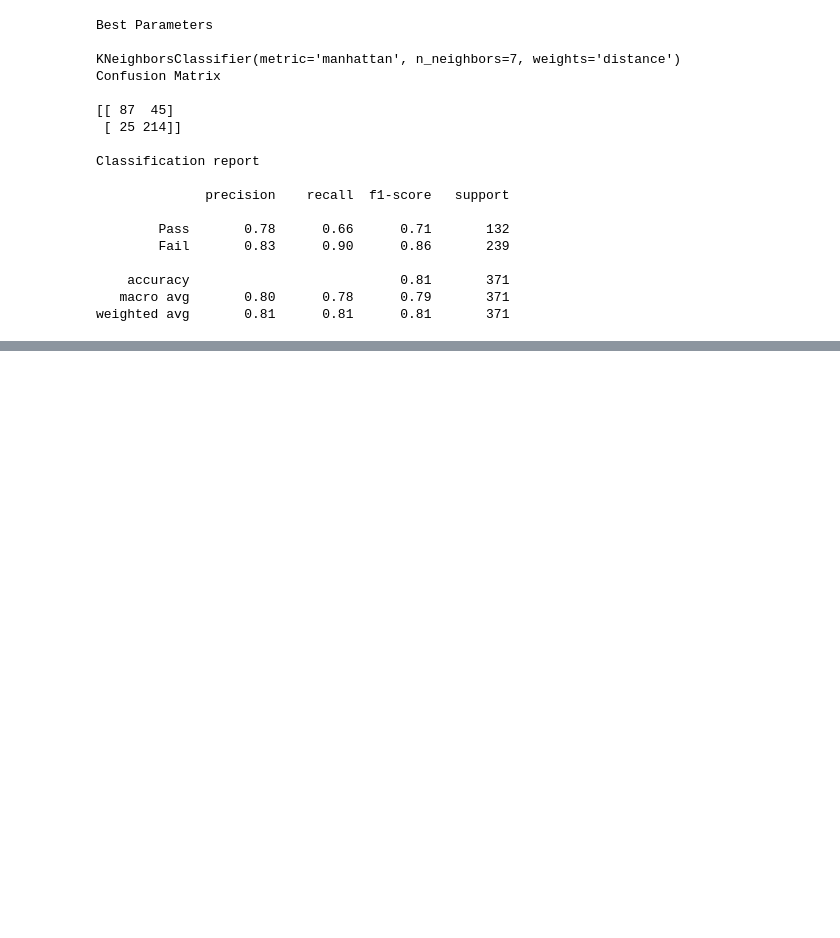
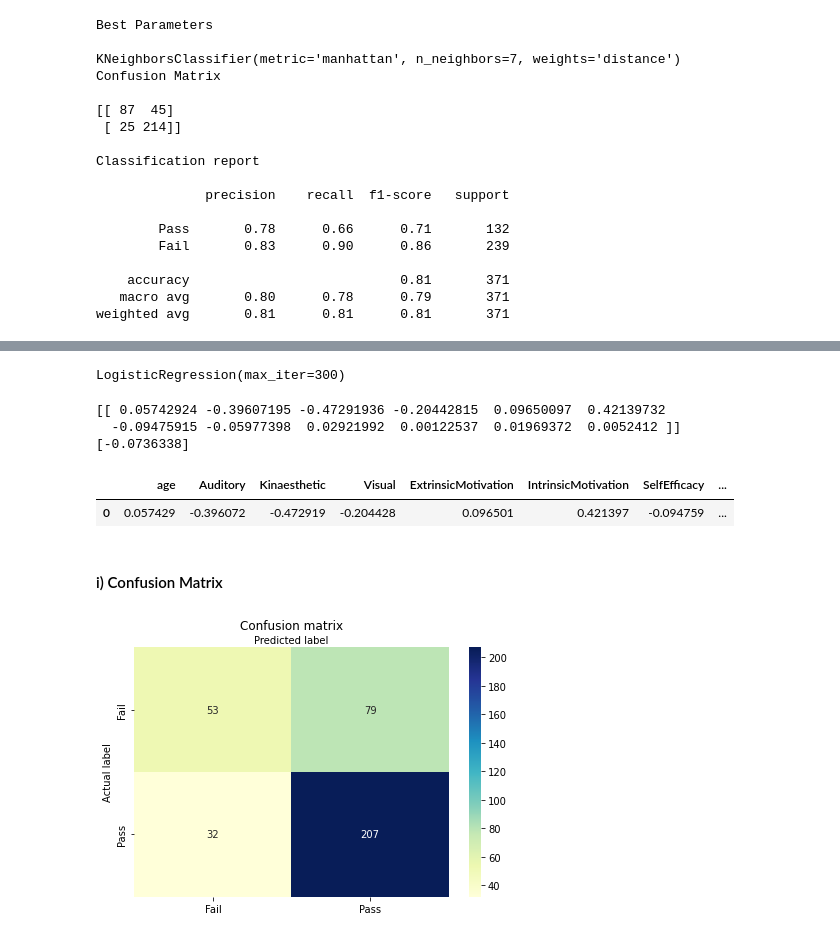
Before and after one commit to DLPY/Classification_Session_2, a Jupyter notebook: Classification_Session2.ipynb, the cells around one changed output, grey strips where cells are left out. Cells and saved outputs as stored; diff of their text form; code cells hidden in the pictures; blank space fills up the shorter version.

```diff
--- a/Classification_Session2.ipynb
+++ b/Classification_Session2.ipynb
@@ -307,0 +316,46 @@ weighted avg       0.81      0.81      0.81       371
+# %%
+X_train, X_test, y_train, y_test = train_test_split(X, y, test_size=0.33, random_state=42)
+
+# instantiate the model (using the default parameters)
+
+logreg = LogisticRegression(solver='lbfgs', max_iter=300)
+
+# fit the model with data
+logreg.fit(X_train,y_train)
+# %% [output]
+LogisticRegression(max_iter=300)
+# %%
+# Coefficient and Intercept
+print(logreg.coef_)
+print(logreg.intercept_)
+# %% [output]
+[[ 0.05742924 -0.39607195 -0.47291936 -0.20442815  0.09650097  0.42139732
+  -0.09475915 -0.05977398  0.02921992  0.00122537  0.01969372  0.0052412 ]]
+[-0.0736338]
+# %%
+# Create dataframe from regressor coefficient to display results in a dataframe
+column_names = ['age', 'Auditory', 'Kinaesthetic', 'Visual', 'ExtrinsicMotivation', 'IntrinsicMotivation', 'SelfEfficacy', 'StudyTime', 'Conscientiousness', 'CAOpoints', 'Maths', 'English']
+coefficient_df = pd.DataFrame(logreg.coef_) # T - Transpose dataframe rows to columns
+coefficient_df.columns = column_names
+coefficient_df
+# %% [output]
+|  | age | Auditory | Kinaesthetic | Visual | ExtrinsicMotivation | IntrinsicMotivation | SelfEfficacy | ... |
+| 0 | 0.057429 | -0.396072 | -0.472919 | -0.204428 | 0.096501 | 0.421397 | -0.094759 | ... |
+# %%
+# Predict test set from model built during training
+y_pred = logreg.predict(X_test)
+# %% [markdown]
+#### i) Confusion Matrix
+# %%
+cnf_matrix = metrics.confusion_matrix(y_test, y_pred)
+fig, ax = plt.subplots()
+# create heatmap
+sns.heatmap(pd.DataFrame(cnf_matrix), annot=True, cmap="YlGnBu" ,fmt='g')
+ax.xaxis.set_label_position("top")
+plt.tight_layout()
+plt.title('Confusion matrix', y=1.1)
+plt.ylabel('Actual label')
+plt.xlabel('Predicted label')
+ax.xaxis.set_ticklabels(['Fail', 'Pass']); ax.yaxis.set_ticklabels(['Fail', 'Pass']);
+# %% [output]
+[figure, added]
```
Also changed, not shown: parts of 29 cells of this notebook.
